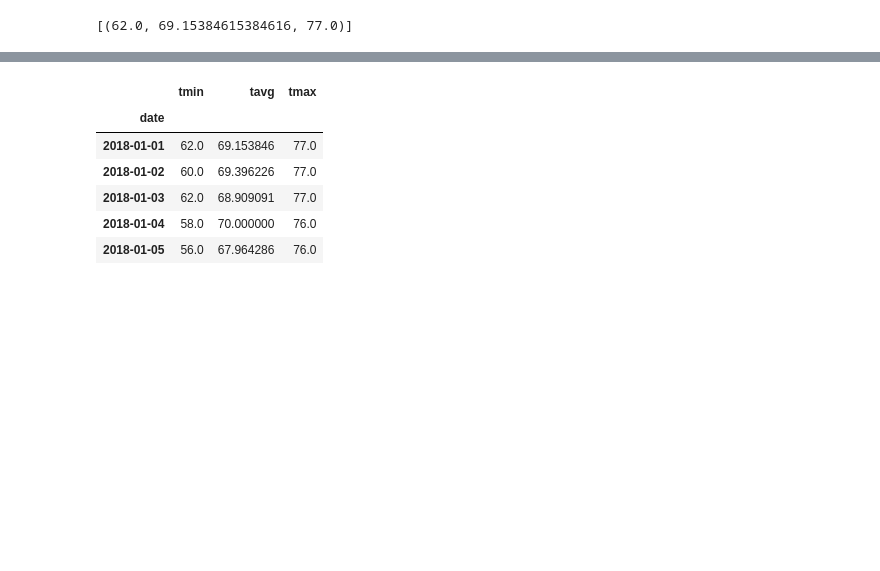
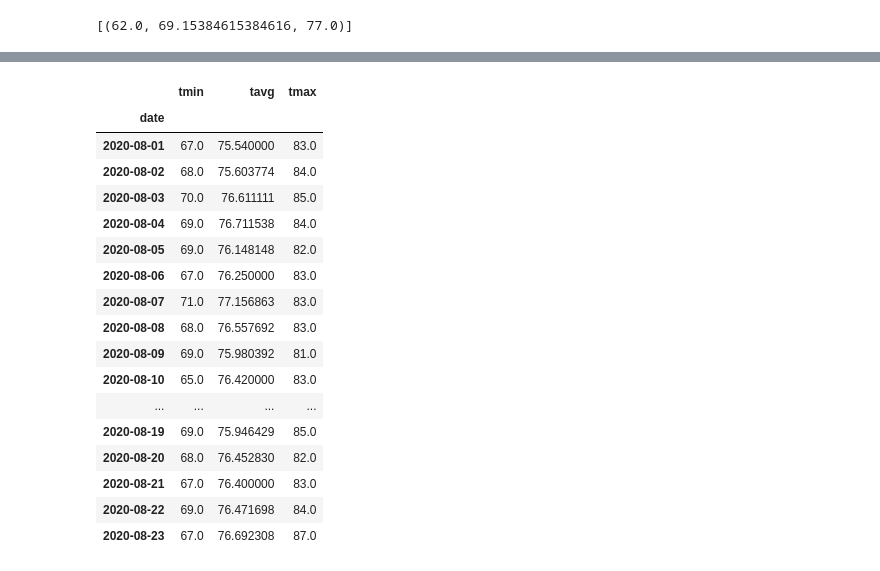
Before and after one commit to skonkiel/hawaii-weather-analysis, a Jupyter notebook: climate_starter.ipynb, the cells around one changed output, grey strips where cells are left out. Cells and saved outputs as stored; diff of their text form; code cells hidden in the pictures; blank space fills up the shorter version.

Commit message:
daily normals

```diff
--- a/climate_starter.ipynb
+++ b/climate_starter.ipynb
@@ -325,0 +339,17 @@ daily_normals("01-01")
+# %%
+# calculate the daily normals for your trip
+# push each tuple of calculations into a list called `normals`
+normals = []
+
+dates = []
+for x in range(1,24):
+    if len(str(x)) == 1:
+        d = f'0{x}'
+    else:
+        d = str(x)
+    dates.append(d)
+
+for d in dates:
+    normals.append(daily_normals(f'08-{d}')[0])
+
+normals
@@ -326,13 +374,29 @@ daily_normals("01-01")
 # %%
 # Load the previous query results into a Pandas DataFrame and add the `trip_dates` range as the `date` index
+df = pd.DataFrame(normals, columns =['tmin', 'tavg', 'tmax'])
+index_list = ['2020-08-' + d for d in dates]
+df['date'] = index_list
+df.set_index('date', inplace=True)
+df
 # %% [output]
 |  | tmin | tavg | tmax |
 | date |  |  |  |
-| 2018-01-01 | 62.0 | 69.153846 | 77.0 |
-| 2018-01-02 | 60.0 | 69.396226 | 77.0 |
-| 2018-01-03 | 62.0 | 68.909091 | 77.0 |
-| 2018-01-04 | 58.0 | 70.000000 | 76.0 |
-| 2018-01-05 | 56.0 | 67.964286 | 76.0 |
+| 2020-08-01 | 67.0 | 75.540000 | 83.0 |
+| 2020-08-02 | 68.0 | 75.603774 | 84.0 |
+| 2020-08-03 | 70.0 | 76.611111 | 85.0 |
+| 2020-08-04 | 69.0 | 76.711538 | 84.0 |
+| 2020-08-05 | 69.0 | 76.148148 | 82.0 |
+| 2020-08-06 | 67.0 | 76.250000 | 83.0 |
+| 2020-08-07 | 71.0 | 77.156863 | 83.0 |
+| 2020-08-08 | 68.0 | 76.557692 | 83.0 |
+| 2020-08-09 | 69.0 | 75.980392 | 81.0 |
+| 2020-08-10 | 65.0 | 76.420000 | 83.0 |
+| ... | ... | ... | ... |
+| 2020-08-19 | 69.0 | 75.946429 | 85.0 |
+| 2020-08-20 | 68.0 | 76.452830 | 82.0 |
+| 2020-08-21 | 67.0 | 76.400000 | 83.0 |
+| 2020-08-22 | 69.0 | 76.471698 | 84.0 |
+| 2020-08-23 | 67.0 | 76.692308 | 87.0 |
 # %%
 # Plot the daily normals as an area plot with `stacked=False`
 # %% [output]
```
Also changed, not shown: parts of 7 cells of this notebook.
